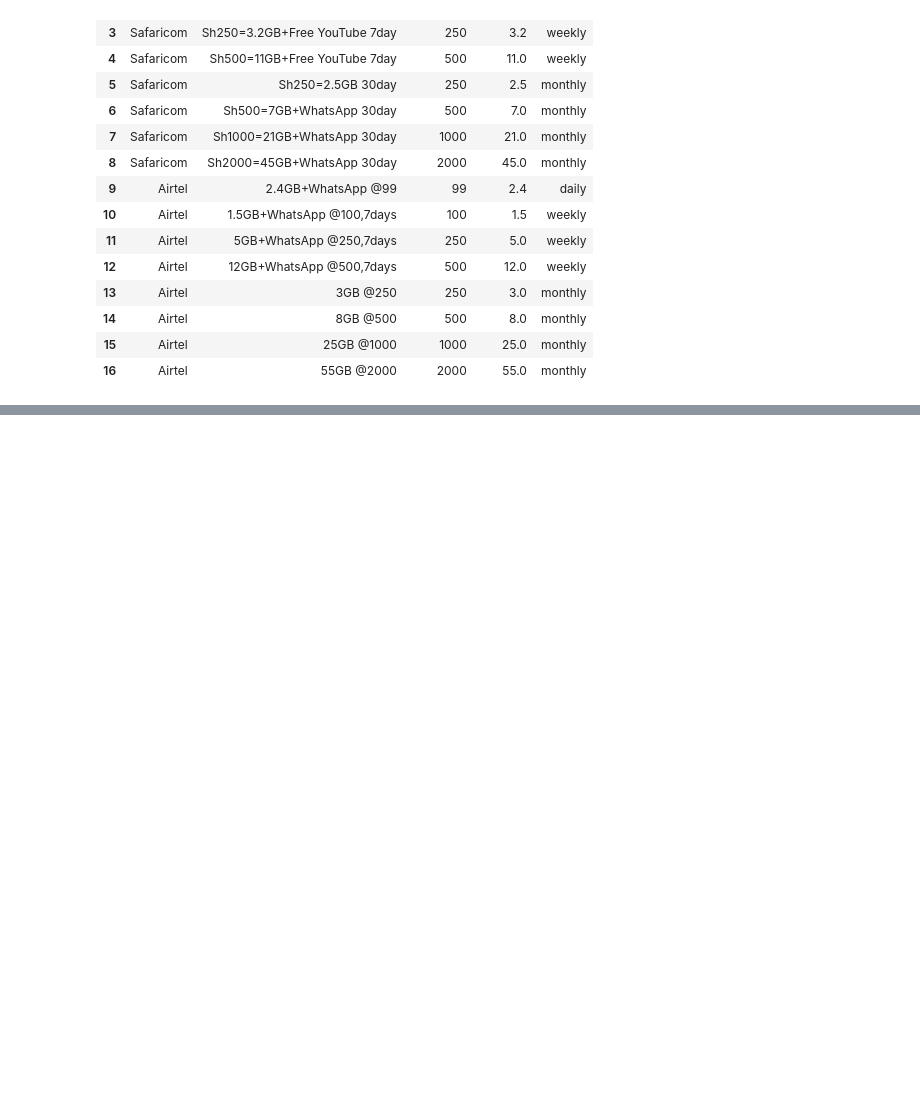
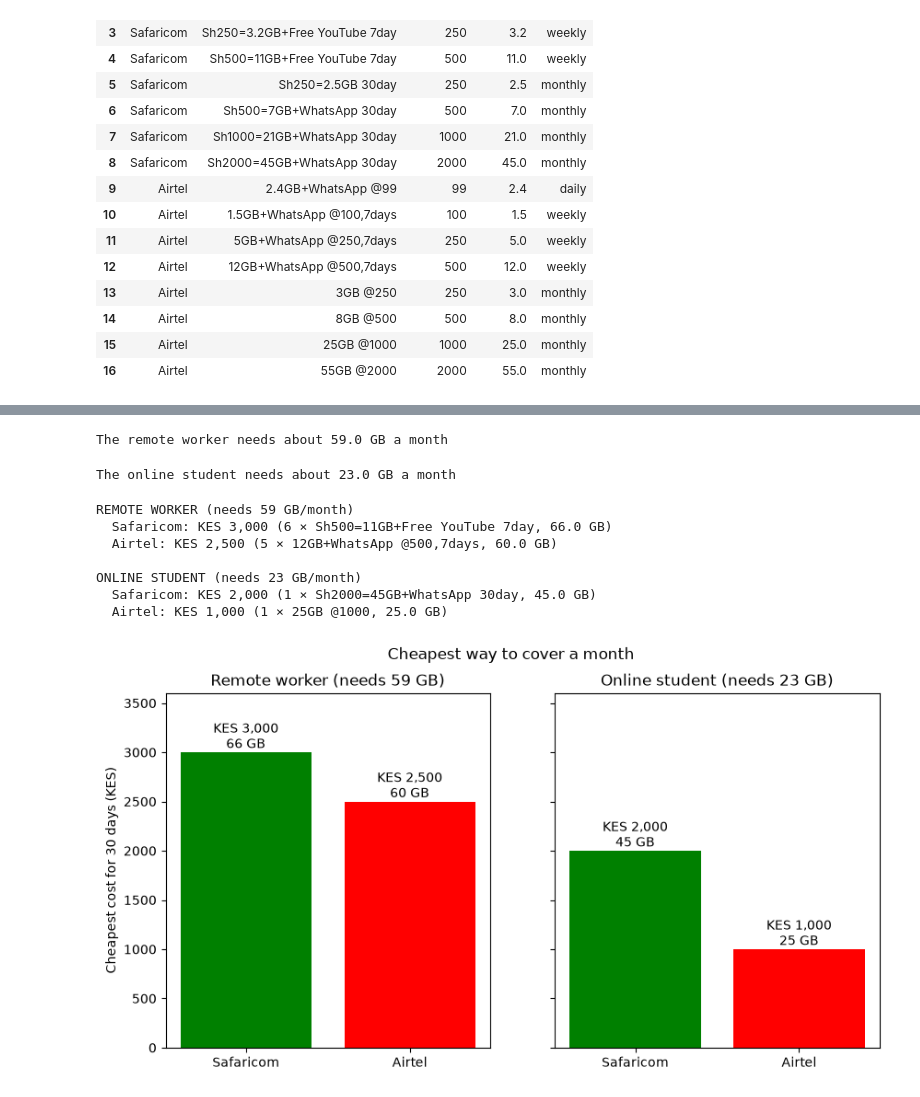
Before and after one commit to james-mutunga/PyData-Capstone-Project, a Jupyter notebook: Data-bundles.ipynb, the cells around one changed output, grey strips where cells are left out. Drawn from its saved outputs; the diff is of its cells as text; code cells hidden in the pictures; blank space fills up the shorter version.

```diff
--- a/Data-bundles.ipynb
+++ b/Data-bundles.ipynb
@@ -68,4 +84,7 @@ bundles
 | 14 | Airtel | 8GB @500 | 500 | 8.0 | monthly |
 | 15 | Airtel | 25GB @1000 | 1000 | 25.0 | monthly |
 | 16 | Airtel | 55GB @2000 | 2000 | 55.0 | monthly |
+# %%
+validity_days = {"daily": 1, "weekly": 7, "monthly": 30}
+bundles["validity_days"] = bundles["validity"].map(validity_days)
 # %% [markdown]
@@ -109,0 +245,71 @@ Safaricom          Sh250=2.5GB 30day        250      2.5  monthly        100.00
+# %%
+browsing_gb_per_day = 0.5
+call_gb_per_hour = 1.0
+call_hours_per_day = 2
+working_days = 22
+
+worker_need_gb = 30 * browsing_gb_per_day + working_days * call_hours_per_day * call_gb_per_hour
+print(f"The remote worker needs about {worker_need_gb:.1f} GB a month")
+# %% [output]
+The remote worker needs about 59.0 GB a month
+# %%
+student_browsing_gb_per_day = 0.3
+live_class_gb_per_hour = 1.0
+live_class_hours_per_day = 1
+live_class_days = 8
+recorded_gb_per_hour = 0.5
+recorded_hours_per_day = 1
+recorded_days = 12
+
+student_need_gb = (30 * student_browsing_gb_per_day
+                   + live_class_days * live_class_hours_per_day * live_class_gb_per_hour
+                   + recorded_days * recorded_hours_per_day * recorded_gb_per_hour)
+print(f"The online student needs about {student_need_gb:.1f} GB a month")
+# %% [output]
+The online student needs about 23.0 GB a month
+# %%
+# calculate bundles needed for each persona
+def cost_to_cover(need_gb):
+    df = bundles.copy()
+    df["bundles_for_days"] = np.ceil(30 / df["validity_days"])
+    df["bundles_for_data"] = np.ceil(need_gb / df["data_gb"])
+    df["bundles_needed"] = np.maximum(df["bundles_for_days"], df["bundles_for_data"]).astype(int)
+    df["total_cost"] = df["bundles_needed"] * df["price_kes"]
+    df["total_gb"] = (df["bundles_needed"] * df["data_gb"]).round(1)
+    return df
+
+worker = cost_to_cover(worker_need_gb)
+student = cost_to_cover(student_need_gb)
+
+# print the cheapest option per network, per persona
+for persona, df in [("Remote worker", worker), ("Online student", student)]:
+    print(f"\n{persona.upper()} (needs {df is worker and worker_need_gb or student_need_gb:.0f} GB/month)")
+    best = df.sort_values(["total_cost", "total_gb"], ascending=[True, False]).groupby("provider").first()
+    for provider in ["Safaricom", "Airtel"]:
+        row = best.loc[provider]
+        print(f"  {provider}: KES {row['total_cost']:,.0f} "
+              f"({int(row['bundles_needed'])} × {row['bundle_name']}, {row['total_gb']:.1f} GB)")
+
+# chart
+best_worker = worker.sort_values(["total_cost", "total_gb"], ascending=[True, False]).groupby("provider").first().loc[["Safaricom", "Airtel"]]
+best_student = student.sort_values(["total_cost", "total_gb"], ascending=[True, False]).groupby("provider").first().loc[["Safaricom", "Airtel"]]
+
+fig, axes = plt.subplots(1, 2, figsize=(10, 5), sharey=True)
+for ax, best, title in [(axes[0], best_worker, f"Remote worker (needs {worker_need_gb:.0f} GB)"),
+                        (axes[1], best_student, f"Online student (needs {student_need_gb:.0f} GB)")]:
+    bars = ax.bar(best.index, best["total_cost"], color=["green", "red"])
+    ax.bar_label(bars, labels=[f"KES {c:,.0f}\n{g:.0f} GB" for c, g in zip(best["total_cost"], best["total_gb"])])
+    ax.margins(y=0.2)
+    ax.set_title(title)
+axes[0].set_ylabel("Cheapest cost for 30 days (KES)")
+plt.suptitle("Cheapest way to cover a month")
+plt.show()
+# %% [output]
+REMOTE WORKER (needs 59 GB/month)
+  Safaricom: KES 3,000 (6 × Sh500=11GB+Free YouTube 7day, 66.0 GB)
+  Airtel: KES 2,500 (5 × 12GB+WhatsApp @500,7days, 60.0 GB)
+
+ONLINE STUDENT (needs 23 GB/month)
+  Safaricom: KES 2,000 (1 × Sh2000=45GB+WhatsApp 30day, 45.0 GB)
+  Airtel: KES 1,000 (1 × 25GB @1000, 25.0 GB)
+[figure, added]
```
Also changed, not shown: parts of 34 cells of this notebook, 8 other files.
